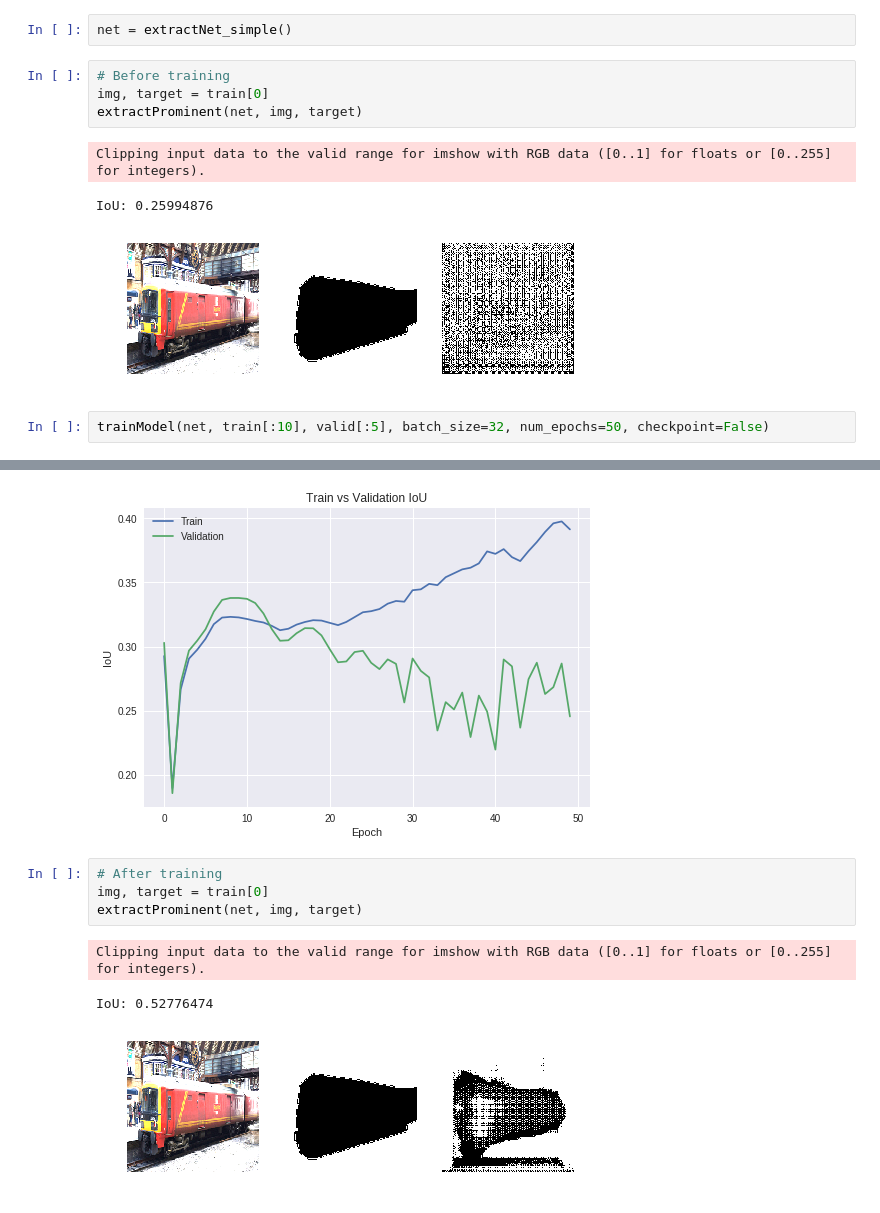
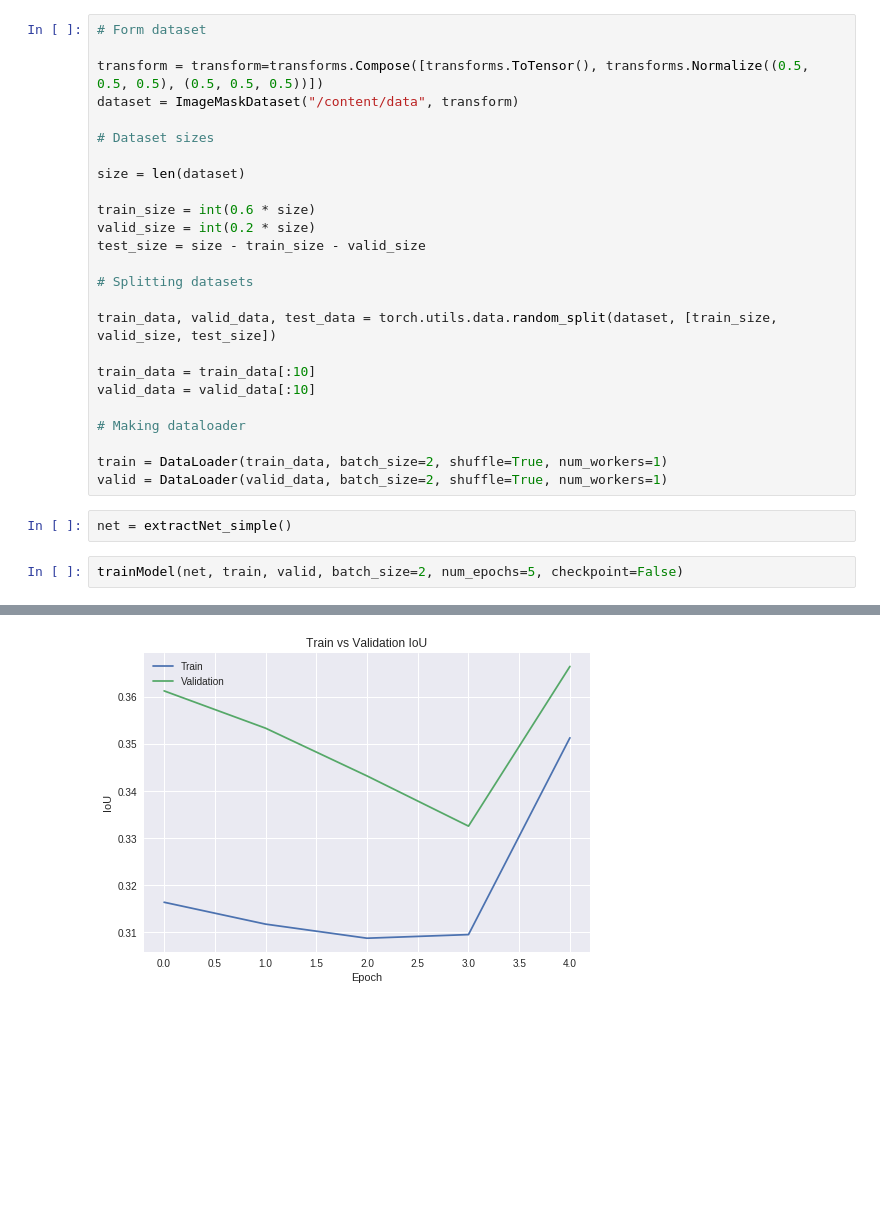
Before and after one commit to MNRKhan/aps360-project, a Jupyter notebook: modules/experimental_sample.ipynb, the cells around one changed output, grey strips where cells are left out. Cells and saved outputs as stored; diff of their text form; blank space fills up the shorter version.

```diff
--- a/modules/experimental_sample.ipynb
+++ b/modules/experimental_sample.ipynb
@@ -226,13 +66,30 @@ train_loader = torch.utils.data.DataLoader(train, batch_size=32, shuffle=False)
+# %%
+# Form dataset
+
+transform = transform=transforms.Compose([transforms.ToTensor(), transforms.Normalize((0.5, 0.5, 0.5), (0.5, 0.5, 0.5))])
+dataset = ImageMaskDataset("/content/data", transform)
+
+# Dataset sizes
+
+size = len(dataset)
+
+train_size = int(0.6 * size)
+valid_size = int(0.2 * size)
+test_size = size - train_size - valid_size
+
+# Splitting datasets
+
+train_data, valid_data, test_data = torch.utils.data.random_split(dataset, [train_size, valid_size, test_size])
+
+train_data = train_data[:10]
+valid_data = valid_data[:10]
+
+# Making dataloader
+
+train = DataLoader(train_data, batch_size=2, shuffle=True, num_workers=1)
+valid = DataLoader(valid_data, batch_size=2, shuffle=True, num_workers=1)
 # %%
 net = extractNet_simple()
-# %%
-# Before training
-img, target = train[0]
-extractProminent(net, img, target)
-# %% [output]
-Clipping input data to the valid range for imshow with RGB data ([0..1] for floats or [0..255] for integers).
-IoU: 0.25994876
-[figure, removed]
 # %%
-trainModel(net, train[:10], valid[:5], batch_size=32, num_epochs=50, checkpoint=False)
+trainModel(net, train, valid, batch_size=2, num_epochs=5, checkpoint=False)
 # %% [output]
@@ -257,9 +108 @@ On at epoch: 9
-[figure, old version]
+[figure, new version]
-# %%
-# After training
-img, target = train[0]
-extractProminent(net, img, target)
-# %% [output]
-Clipping input data to the valid range for imshow with RGB data ([0..1] for floats or [0..255] for integers).
-IoU: 0.52776474
-[figure, removed]
```
Also changed, not shown: parts of 24 cells of this notebook, 2 other files.
